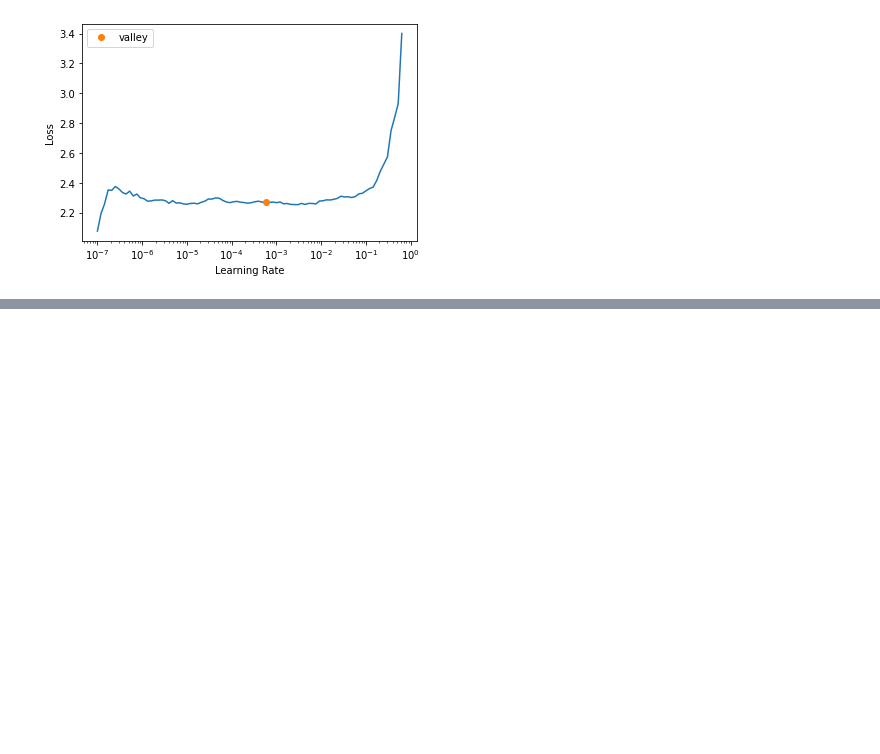
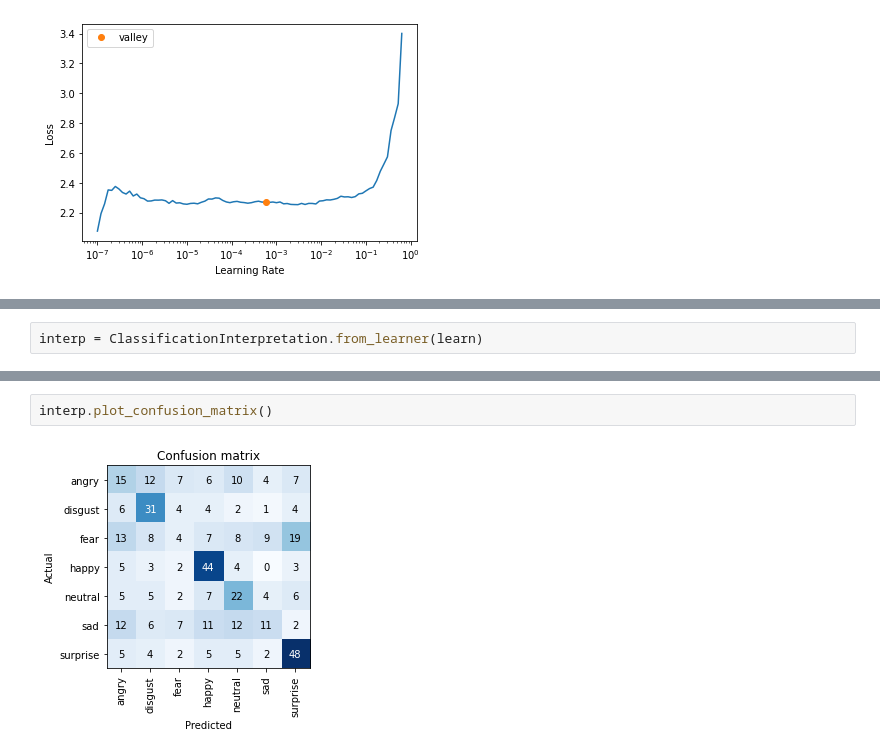
Before and after one commit to Aravinda89/emotion, a Jupyter notebook: Emotion_Recog.ipynb, the cells around one changed output, grey strips where cells are left out. Cells and saved outputs as stored; diff of their text form; blank space fills up the shorter version.

```diff
--- a/Emotion_Recog.ipynb
+++ b/Emotion_Recog.ipynb
@@ -342,0 +351,2 @@ learn.fit_one_cycle(5, 0.0005754399462603033)
+# %%
+interp = ClassificationInterpretation.from_learner(learn)
@@ -342,0 +355,4 @@ learn.fit_one_cycle(5, 0.0005754399462603033)
+# %%
+interp.plot_confusion_matrix()
+# %% [output]
+[figure, added]
```
Also changed, not shown: parts of 6 cells of this notebook.
